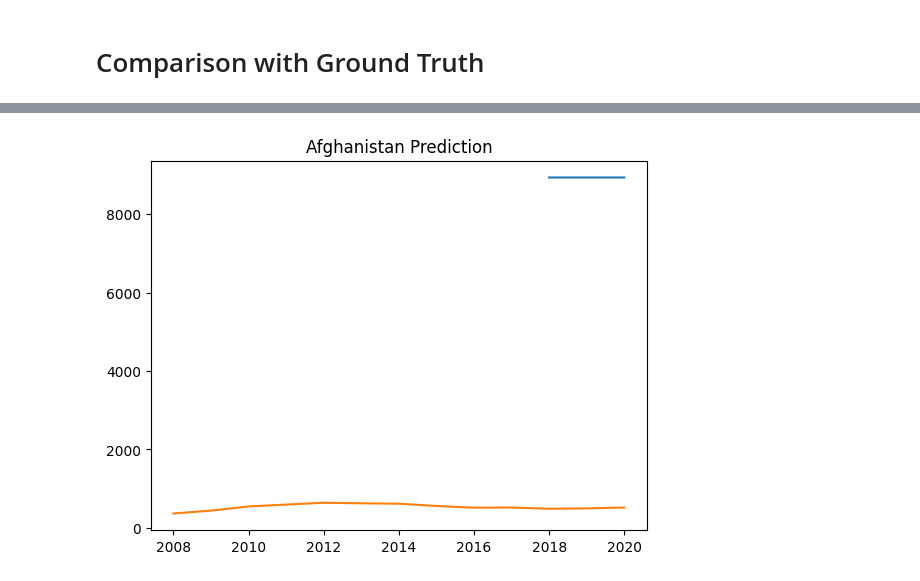
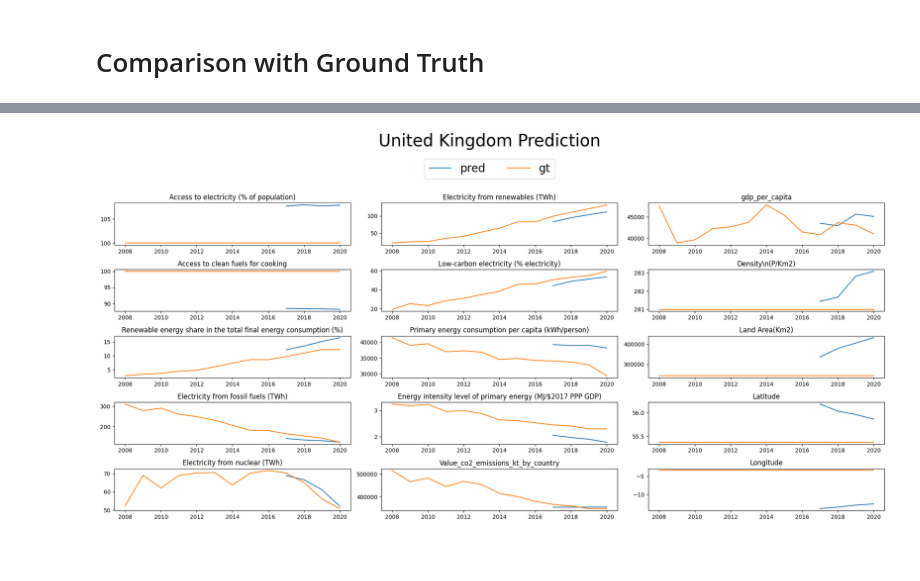
Before and after one commit to Nicohim87/TransformerForTimeSeriesData, a Jupyter notebook: gdp_per_capita_pred.ipynb, the cells around one changed output, grey strips where cells are left out. Drawn from its saved outputs; the diff is of its cells as text; code cells hidden in the pictures; blank space fills up the shorter version.

Commit message:
feat: More advanced comparison and basic hyperparameter tuning

```diff
--- a/gdp_per_capita_pred.ipynb
+++ b/gdp_per_capita_pred.ipynb
@@ -218,8 +216,8 @@ def load_tensor(entities, years):
         year = int(year)
         entity = entity.item() if hasattr(entity, "item") else entity
 
-        regional_data.append(entity_groups_tensor[entity][years_index[year] : years_index[year + SEQ_LEN] + 1])
-        global_data.append(global_array_tensor[years_index[year] : years_index[year + SEQ_LEN]])
+        regional_data.append(entity_groups[entity][years_index[year] : years_index[year + SEQ_LEN] + 1])
+        global_data.append(global_array[years_index[year] : years_index[year + SEQ_LEN]])
 
 
     regional_data = torch.stack(regional_data).to(DEVICE, torch.float32)
@@ -250,7 +248,7 @@ for e in range(EPOCHS):
         train_loss += loss.item()
 
         train_se += ((pred - ground_truth)**2).sum().item()
-        train_count += pred.numel()
+        train_count += pred.shape[0]
 
         loss.backward()
         torch.nn.utils.clip_grad_norm_(model.parameters(), 1.0)
@@ -258,7 +256,7 @@ for e in range(EPOCHS):
         scheduler.step()
         optimizer.zero_grad()
 
-    print(f"        Train Loss: {train_loss/len(train_loader)}, RMSE = {(train_se/(train_count*col_count))**0.5}")
+    print(f"        Train Loss: {train_loss/len(train_loader)}, RMSE = {(train_se/(train_count*col_count*SEQ_LEN))**0.5}")
     train_metrics["train_loss"].append(train_loss/len(train_loader))
     train_metrics["train_rmse"].append((train_se/(train_count*col_count))**0.5)
 
@@ -279,9 +277,9 @@ for e in range(EPOCHS):
             val_loss += loss.item()
 
             val_se += ((pred - ground_truth)**2).sum().item()
-            val_count += pred.numel()
+            val_count += pred.shape[0]
 
-    print(f"          Val Loss: {val_loss/len(val_loader)}, RMSE = {(val_se/(val_count*col_count))**0.5}")
+    print(f"          Val Loss: {val_loss/len(val_loader)}, RMSE = {(val_se/(val_count*col_count*SEQ_LEN))**0.5}")
     train_metrics["val_loss"].append(val_loss/len(val_loader))
     train_metrics["val_rmse"].append((val_se/(val_count*col_count))**0.5)
 
@@ -421,11 +385,11 @@ plt.show()
 # %% [markdown]
 # Comparison with Ground Truth
 # %%
-comparison_entity=["Afghanistan"]
+comparison_entity=["United Kingdom"]
 # %%
 model.eval()
 data = []
-for years in np.append(test_year, ood_test_year):
+for years in np.append(val_year, np.append(test_year, ood_test_year)):
     print(years)
     regional_data, global_data = load_tensor(comparison_entity, np.arange(years, years + SEQ_LEN))
     pred = model(global_data, regional_data[:, :-1])
@@ -475,8 +441,29 @@ pd.DataFrame(gt, columns=df_global.columns[1:])
 # %%
-y = test_y[-3:]
-plt.plot(y, data[:, -5], label="pred")
-plt.plot(test_y, gt[:, -5], label="gt")
-plt.title(comparison_entity[0] + " Prediction")
+y = test_y[-4:]
+cols = df_global.columns[1:]
+
+fig, ax = plt.subplots(ncols=3, nrows=5, figsize=(20, 10))
+for i, col in enumerate(cols):
+    ax[i%5, i//5].plot(y, data[:, i], label="pred")
+    ax[i%5, i//5].plot(test_y, gt[:, i], label="gt")
+    ax[i%5, i//5].set_title(col, size=12)
+
+fig.suptitle(comparison_entity[0] + " Prediction", size=30)
+
+# Steal legend from one axis
+handles, labels = ax[0, 0].get_legend_handles_labels()
+
+# Put legend below suptitle
+fig.legend(
+    handles,
+    labels,
+    loc='upper center',
+    bbox_to_anchor=(0.5, 0.93),  # adjust vertically
+    ncol=2,
+    fontsize=20
+)
+
+plt.tight_layout(rect=[0, 0, 1, 0.9])
 plt.show()
 # %% [output]
-[figure, old version]
+[figure, new version]
```
Also changed, not shown: parts of 10 cells of this notebook.
